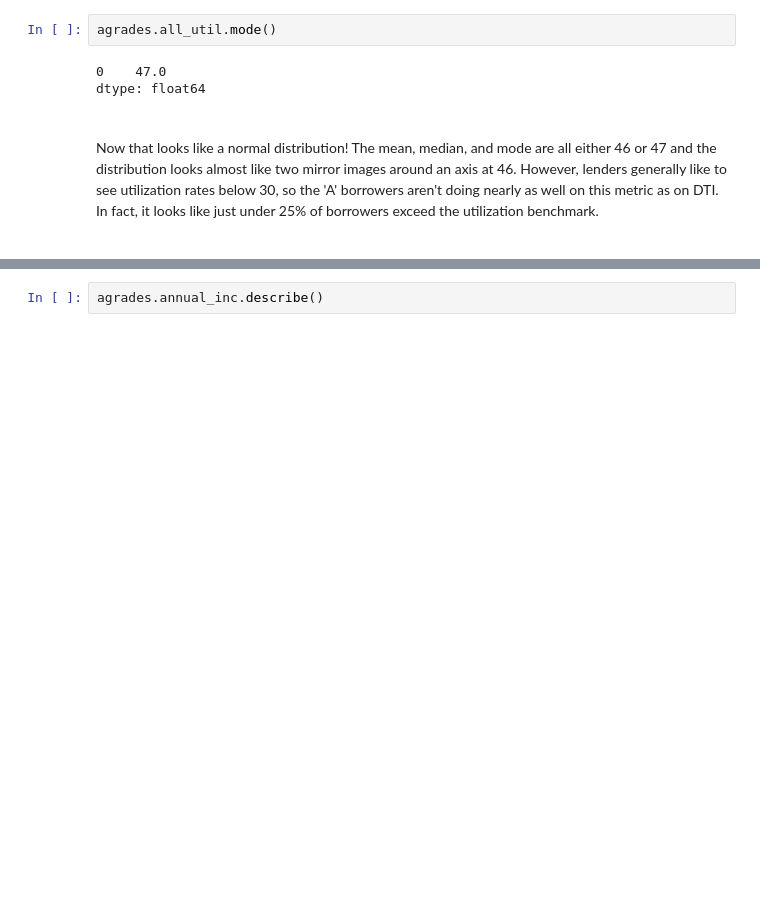
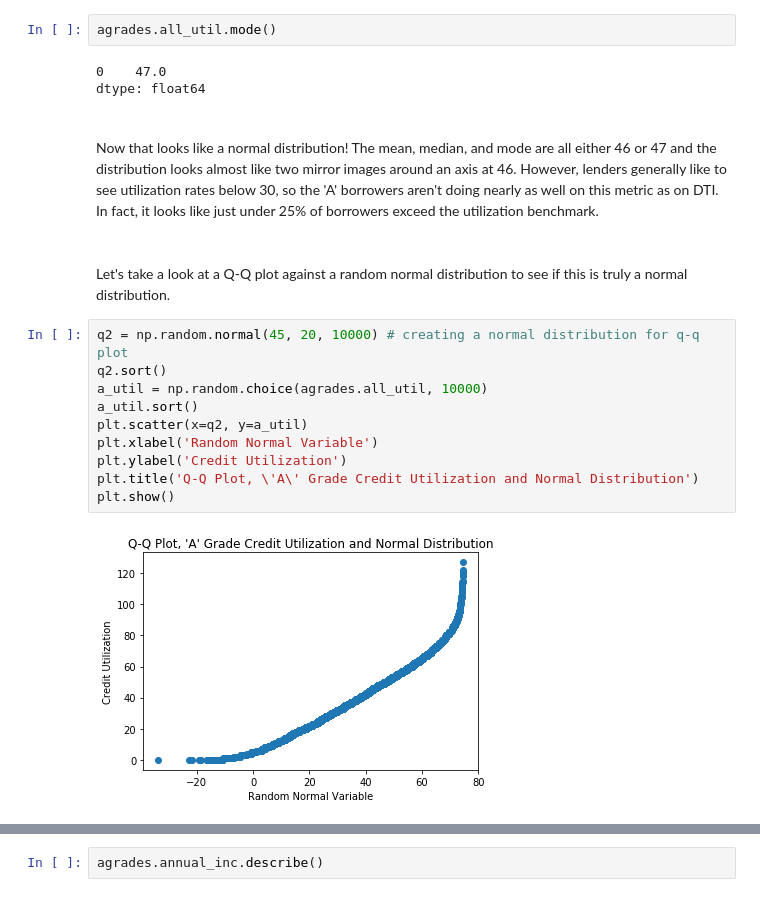
Before and after one commit to danehooker/Thinkful-Projects, a Jupyter notebook: Capstone 1.ipynb, the cells around one changed output, grey strips where cells are left out. Drawn from its saved outputs; the diff is of its cells as text; blank space fills up the shorter version.

```diff
--- a/Capstone 1.ipynb
+++ b/Capstone 1.ipynb
@@ -231,4 +256,17 @@ dtype: float64
 # %% [markdown]
 <br>
 Now that looks like a normal distribution! The mean, median, and mode are all either 46 or 47 and the distribution looks almost like two mirror images around an axis at 46. However, lenders generally like to see utilization rates below 30, so the 'A' borrowers aren't doing nearly as well on this metric as on DTI. In fact, it looks like just under 25% of borrowers exceed the utilization benchmark.
-<br><br>
+<br><br><br>
+Let's take a look at a Q-Q plot against a random normal distribution to see if this is truly a normal distribution.
+# %%
+q2 = np.random.normal(45, 20, 10000) # creating a normal distribution for q-q plot
+q2.sort()
+a_util = np.random.choice(agrades.all_util, 10000)
+a_util.sort()
+plt.scatter(x=q2, y=a_util)
+plt.xlabel('Random Normal Variable')
+plt.ylabel('Credit Utilization')
+plt.title('Q-Q Plot, \'A\' Grade Credit Utilization and Normal Distribution')
+plt.show()
+# %% [output]
+[figure, added]
```
Also changed, not shown: parts of 20 cells of this notebook.
